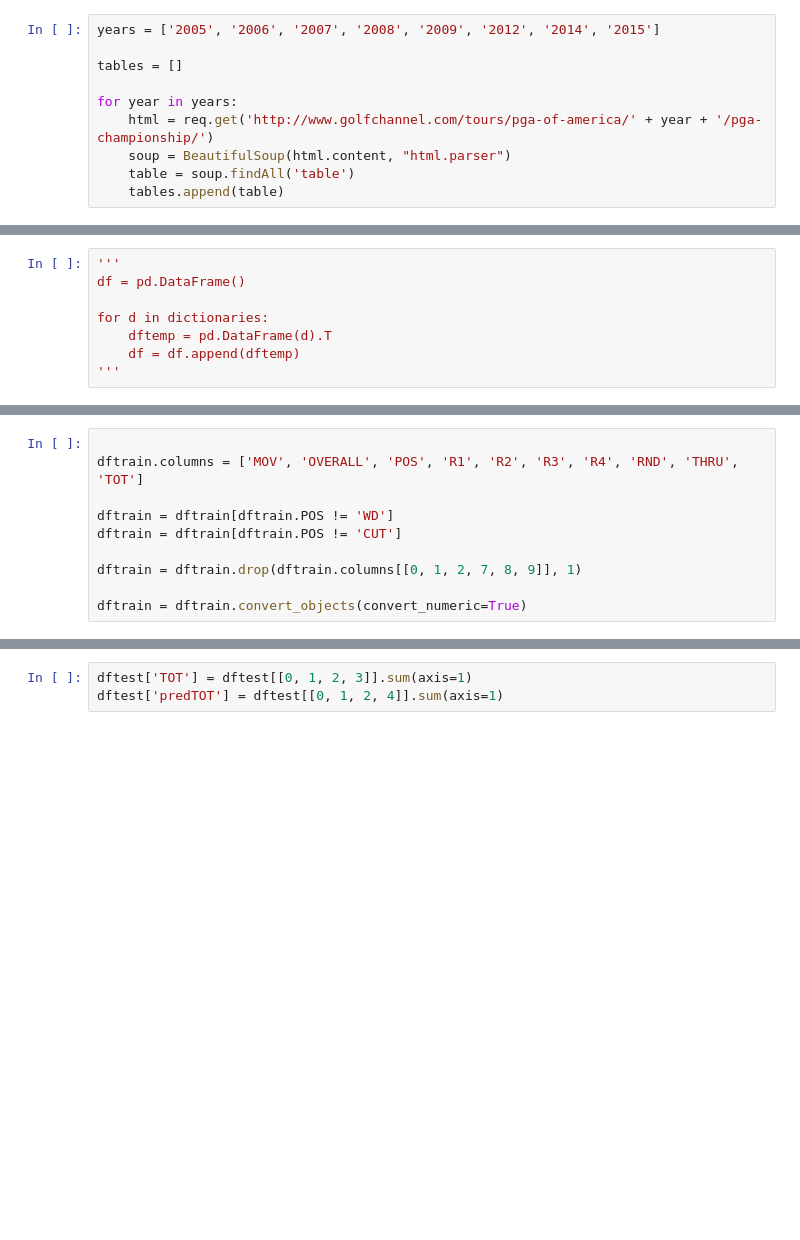
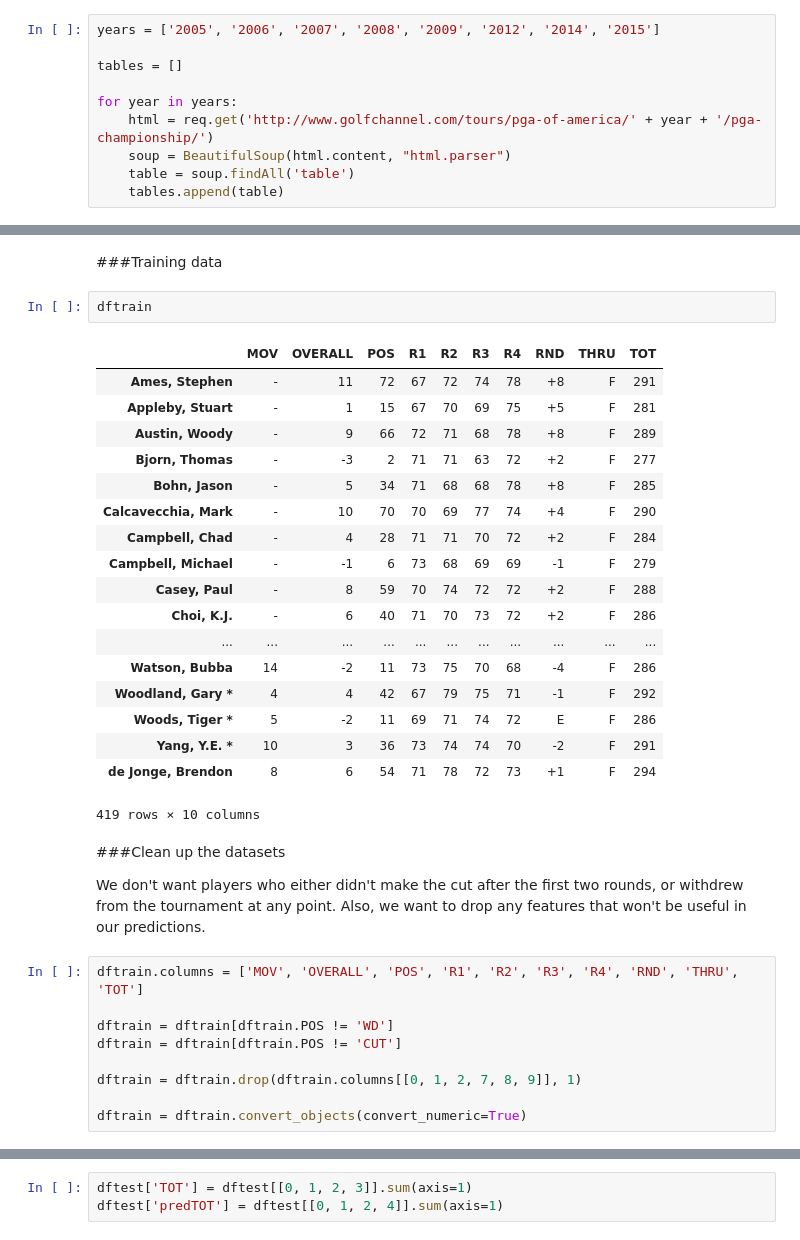
Before and after one commit to ryancjepsen/learning, a Jupyter notebook: pga championship.ipynb, the cells around one changed output, grey strips where cells are left out. Saved outputs shown, nothing was run; the diff lists cells and outputs as text; blank space fills up the shorter version.

```diff
--- a/pga championship.ipynb
+++ b/pga championship.ipynb
@@ -64,11 +70,3 @@ for table in tables:
             i+=1
 
     dictionaries.append(data)
-# %%
-'''
-df = pd.DataFrame()
-
-for d in dictionaries:
-    dftemp = pd.DataFrame(d).T
-    df = df.append(dftemp)
-'''
@@ -89,5 +108,31 @@ len(dicts)
+# %% [markdown]
+###Training data
+# %%
+dftrain
+# %% [output]
+|  | MOV | OVERALL | POS | R1 | R2 | R3 | R4 | RND | THRU | TOT |
+| Ames, Stephen | - | 11 | 72 | 67 | 72 | 74 | 78 | +8 | F | 291 |
+| Appleby, Stuart | - | 1 | 15 | 67 | 70 | 69 | 75 | +5 | F | 281 |
+| Austin, Woody | - | 9 | 66 | 72 | 71 | 68 | 78 | +8 | F | 289 |
+| Bjorn, Thomas | - | -3 | 2 | 71 | 71 | 63 | 72 | +2 | F | 277 |
+| Bohn, Jason | - | 5 | 34 | 71 | 68 | 68 | 78 | +8 | F | 285 |
+| Calcavecchia, Mark | - | 10 | 70 | 70 | 69 | 77 | 74 | +4 | F | 290 |
+| Campbell, Chad | - | 4 | 28 | 71 | 71 | 70 | 72 | +2 | F | 284 |
+| Campbell, Michael | - | -1 | 6 | 73 | 68 | 69 | 69 | -1 | F | 279 |
+| Casey, Paul | - | 8 | 59 | 70 | 74 | 72 | 72 | +2 | F | 288 |
+| Choi, K.J. | - | 6 | 40 | 71 | 70 | 73 | 72 | +2 | F | 286 |
+| ... | ... | ... | ... | ... | ... | ... | ... | ... | ... | ... |
+| Watson, Bubba | 14 | -2 | 11 | 73 | 75 | 70 | 68 | -4 | F | 286 |
+| Woodland, Gary * | 4 | 4 | 42 | 67 | 79 | 75 | 71 | -1 | F | 292 |
+| Woods, Tiger * | 5 | -2 | 11 | 69 | 71 | 74 | 72 | E | F | 286 |
+| Yang, Y.E. * | 10 | 3 | 36 | 73 | 74 | 74 | 70 | -2 | F | 291 |
+| de Jonge, Brendon | 8 | 6 | 54 | 71 | 78 | 72 | 73 | +1 | F | 294 |
+419 rows × 10 columns
+# %% [markdown]
+###Clean up the datasets
+
+We don't want players who either didn't make the cut after the first two rounds, or withdrew from the tournament at any point. Also, we want to drop any features that won't be useful in our predictions.
 # %%
-
 dftrain.columns = ['MOV', 'OVERALL', 'POS', 'R1', 'R2', 'R3', 'R4', 'RND', 'THRU', 'TOT']
 
 dftrain = dftrain[dftrain.POS != 'WD']
```
Also changed, not shown: parts of 22 cells of this notebook.
